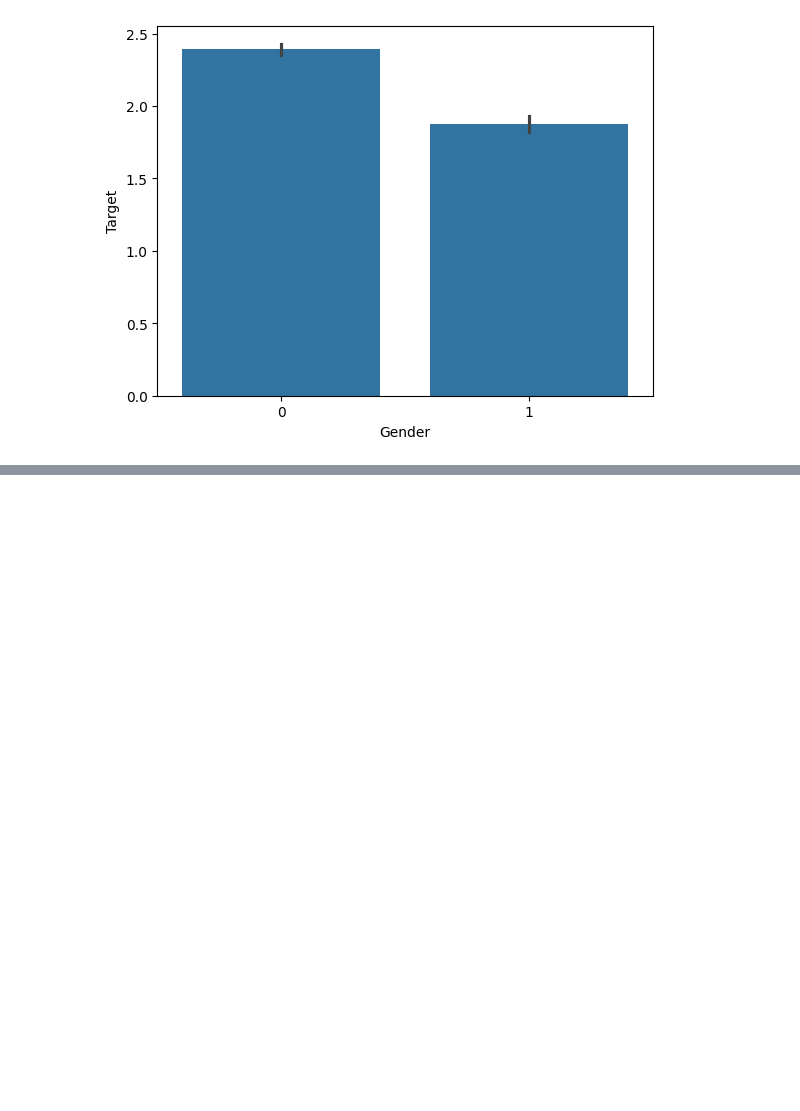
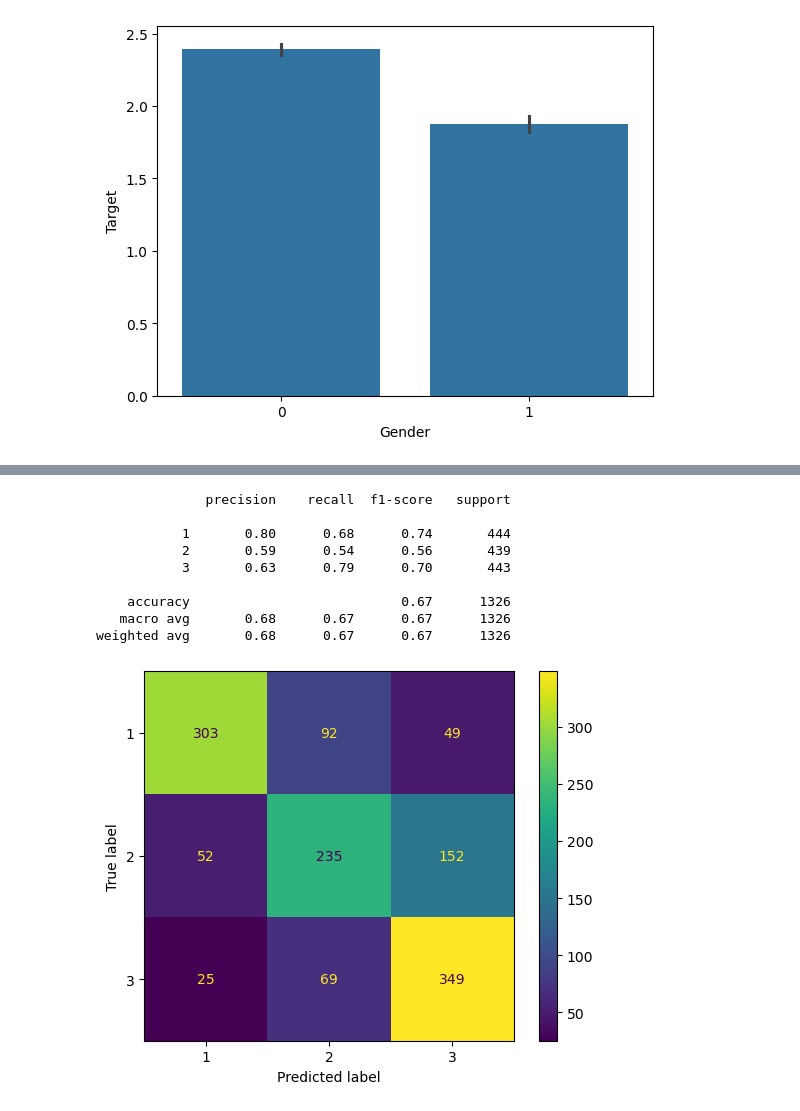
Before and after one commit to erin-le/ecs163-team-10, a Jupyter notebook: ml-models/ml-notebook.ipynb, the cells around one changed output, grey strips where cells are left out. Saved outputs shown, nothing was run; the diff lists cells and outputs as text; code cells hidden in the pictures; blank space fills up the shorter version.

```diff
--- a/ml-models/logreg.ipynb
+++ b/ml-models/ml-notebook.ipynb
@@ -99,0 +109,34 @@ weighted avg       0.89      0.89      0.89       884
+# %%
+# use SVM, rbf kernel
+# Split the data into training and testing sets (80 percent training, 20 percent testing)
+X_train, X_test, y_train, y_test = train_test_split(X, y, test_size=0.2, random_state=42)
+
+# Create a binomial logistic regression model
+svc_rbf = SVC(kernel='rbf')
+
+scaler = StandardScaler()
+scaler.fit(X_train)
+
+Z_svm_train = scaler.transform(X_train)
+Z_svm_test = scaler.transform(X_test)
+
+svc_rbf.fit(Z_svm_train, np.asarray(y_train))
+joblib.dump(svc_rbf, "svc_rbf")
+predictions = svc_rbf.predict(Z_svm_test)
+
+print(classification_report(y_test, predictions))
+
+cm = confusion_matrix(y_test, svc_rbf.predict(Z_svm_test))
+ConfusionMatrixDisplay(cm,display_labels=svc_rbf.classes_).plot()
+plt.grid(False)
+# %% [output]
+              precision    recall  f1-score   support
+
+           1       0.80      0.68      0.74       444
+           2       0.59      0.54      0.56       439
+           3       0.63      0.79      0.70       443
+
+    accuracy                           0.67      1326
+   macro avg       0.68      0.67      0.67      1326
+weighted avg       0.68      0.67      0.67      1326
+[figure, added]
```
Also changed, not shown: parts of 5 cells of this notebook, 7 other files.
